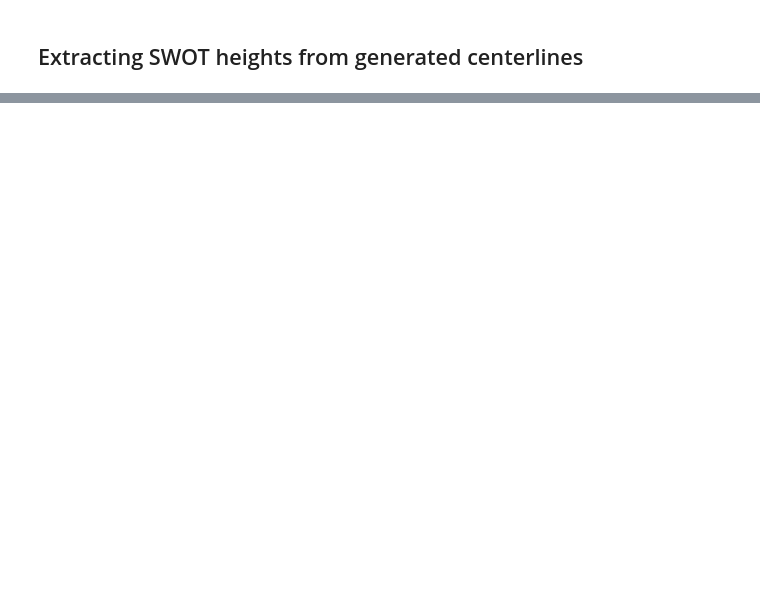
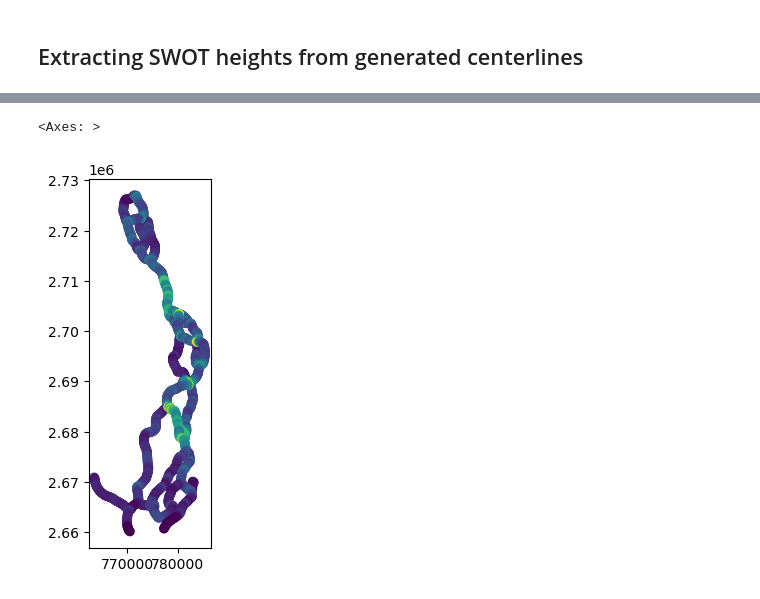
Before and after one commit to selfr-eo/braidedSP, a Jupyter notebook: notebooks/full_workflow.ipynb, the cells around one changed output, grey strips where cells are left out. Cells and saved outputs as stored; diff of their text form; code cells hidden in the pictures; blank space fills up the shorter version.

```diff
--- a/notebooks/full_workflow.ipynb
+++ b/notebooks/full_workflow.ipynb
@@ -256,0 +321,5 @@ bramaputra.swot_obs[0].gdf
+# %%
+bramaputra.swot_obs[0].sp.plot(column='width')
+# %% [output]
+<Axes: >
+[figure, added]
```
Also changed, not shown: parts of 14 cells of this notebook, 5 other files.
